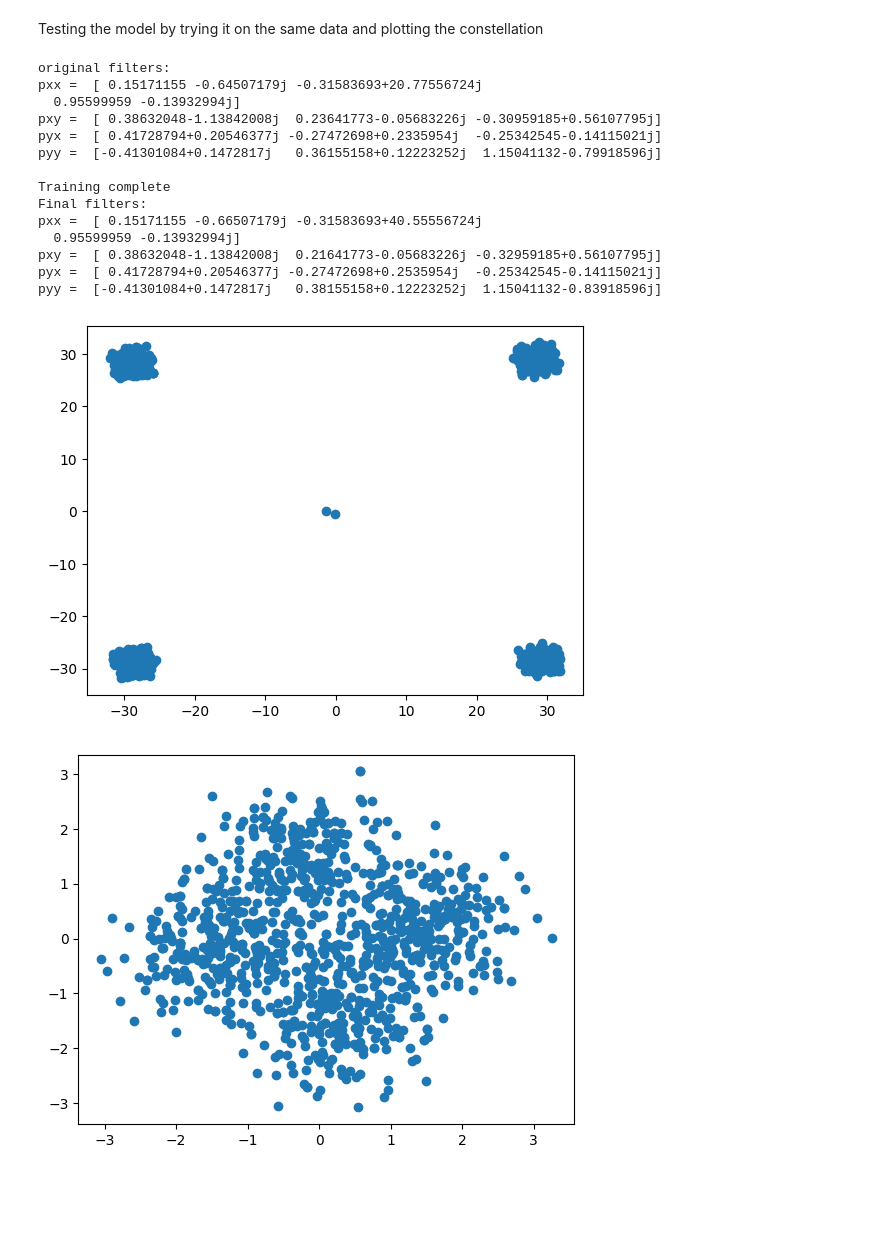
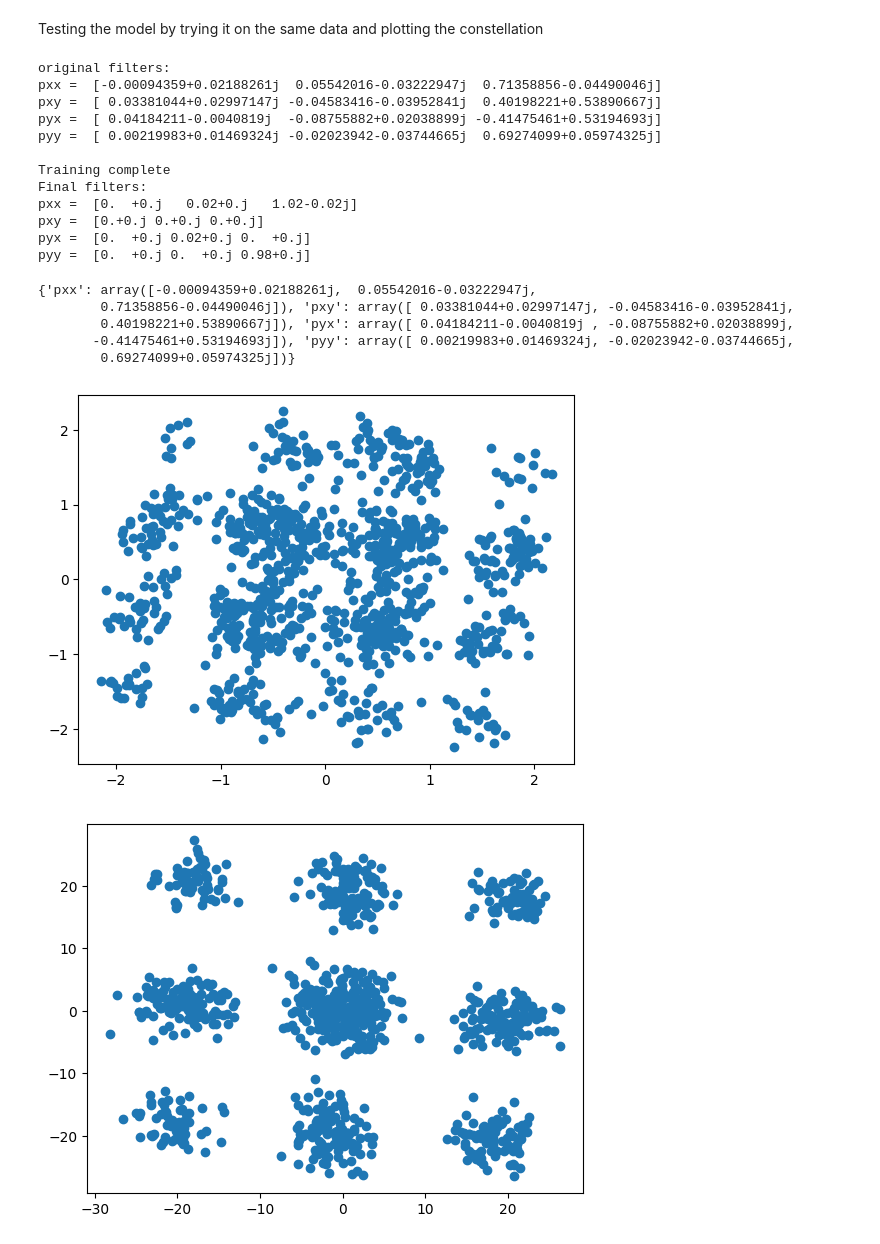
Before and after one commit to Denviser/RL-Project, a Jupyter notebook: dqn_charan.ipynb, the cells around one changed output. Saved outputs shown, nothing was run; the diff lists cells and outputs as text; code cells hidden in the pictures; blank space fills up the shorter version.

```diff
--- a/dqn_charan.ipynb
+++ b/dqn_charan.ipynb
@@ -92,7 +92,7 @@ eng = matlab.engine.start_matlab()
 #Change this path to where you have saved matlab
 eng.addpath(r"C:\optical\Coherent-Optical-Communication\Coherent-Optical-Communication\functions\DSP", nargout=0)
 
-learning_rate=10e-4
+learning_rate=10e-3
 num_taps=3
 ml_x_pol=matlab.double(E_out[:,0].tolist(),is_complex=True)
 ml_x_pol=eng.transpose(ml_x_pol)
@@ -429,7 +431,7 @@ class DQNAgent:
             q_vals = self.q_net(torch.FloatTensor(state))
             return torch.argmax(q_vals).item()
 
-    def update(self, batch_size=64):
+    def update(self, batch_size=256):
         if len(self.replay_buffer) < batch_size:
             return None
         states, actions, rewards, next_states = self.replay_buffer.sample(batch_size)
@@ -463,10 +465,16 @@ for episode in range(num_episodes):
     # pyx =  [(0.4490470782749889+0.8029232400353175j), (0.4795070851702994-0.6948455559193323j), (0.32420210797652127+0.04877111021697689j)]
     # pyy =  [(0.22222171226176357-0.6656413597730969j), (0.15826636212898026+0.8327775913293115j), (0.7921226200898618+0.24991332750261175j)]
 
-    pxx=taps['pxx']
-    pxy=taps['pxy']
-    pyx=taps['pyx']
-    pyy=taps['pyy']
+    pxx = np.zeros(num_taps, dtype=complex); pxx[num_taps//2+1] = 1
+    pxy = np.zeros(num_taps, dtype=complex)
+    pyx = np.zeros(num_taps, dtype=complex)
+    pyy = np.zeros(num_taps, dtype=complex); pyy[num_taps//2+1] = 1
+
+
+    # pxx=taps['pxx'].copy()
+    # pxy=taps['pxy'].copy()
+    # pyx=taps['pyx'].copy()
+    # pyy=taps['pyy'].copy()
     # ideal coefficients:
 
     # state = real and imag parts of all coefficients
@@ -492,7 +500,7 @@ for episode in range(num_episodes):
             action=agent.coeff_map[coeffs]
 
         filter_num,tap_num,real_imag,direction=agent.action_map[action]
-
+        #print("direction is",direction)
 
         if real_imag==0:
             "Change the real part"
@@ -563,16 +651,16 @@ epsilon_test, epsilon_min, epsilon_decay = 0.01, 0.05, 0.995
 
 # ideal coefficients:
 
-pxx=taps['pxx']
-pxy=taps['pxy']
-pyx=taps['pyx']
-pyy=taps['pyy']
+pxx = np.zeros(num_taps, dtype=complex); pxx[num_taps//2+1] = 1
+pxy = np.zeros(num_taps, dtype=complex)
+pyx = np.zeros(num_taps, dtype=complex)
+pyy = np.zeros(num_taps, dtype=complex); pyy[num_taps//2+1] = 1
 
 print("original filters:")
-print("pxx = ", pxx)
-print("pxy = ", pxy)
-print("pyx = ", pyx)
-print("pyy = ", pyy)
+print("pxx = ", taps['pxx'])
+print("pxy = ", taps['pxy'])
+print("pyx = ", taps['pyx'])
+print("pyy = ", taps['pyy'])
 # state = real and imag parts of all coefficients
 state = np.concatenate([
     np.real(np.concatenate([pxx, pxy, pyx, pyy])),
@@ -621,33 +709,37 @@ print("pyx = ", filters_state[2])
 print("pyy = ", filters_state[3])
 # %% [output]
 original filters:
-pxx =  [ 0.15171155 -0.64507179j -0.31583693+20.77556724j
-  0.95599959 -0.13932994j]
-pxy =  [ 0.38632048-1.13842008j  0.23641773-0.05683226j -0.30959185+0.56107795j]
-pyx =  [ 0.41728794+0.20546377j -0.27472698+0.2335954j  -0.25342545-0.14115021j]
-pyy =  [-0.41301084+0.1472817j   0.36155158+0.12223252j  1.15041132-0.79918596j]
+pxx =  [-0.00094359+0.02188261j  0.05542016-0.03222947j  0.71358856-0.04490046j]
+pxy =  [ 0.03381044+0.02997147j -0.04583416-0.03952841j  0.40198221+0.53890667j]
+pyx =  [ 0.04184211-0.0040819j  -0.08755882+0.02038899j -0.41475461+0.53194693j]
+pyy =  [ 0.00219983+0.01469324j -0.02023942-0.03744665j  0.69274099+0.05974325j]
 
 Training complete
 Final filters:
-pxx =  [ 0.15171155 -0.66507179j -0.31583693+40.55556724j
-  0.95599959 -0.13932994j]
-pxy =  [ 0.38632048-1.13842008j  0.21641773-0.05683226j -0.32959185+0.56107795j]
-pyx =  [ 0.41728794+0.20546377j -0.27472698+0.2535954j  -0.25342545-0.14115021j]
-pyy =  [-0.41301084+0.1472817j   0.38155158+0.12223252j  1.15041132-0.83918596j]
+pxx =  [0.  +0.j   0.02+0.j   1.02-0.02j]
+pxy =  [0.+0.j 0.+0.j 0.+0.j]
+pyx =  [0.  +0.j 0.02+0.j 0.  +0.j]
+pyy =  [0.  +0.j 0.  +0.j 0.98+0.j]
 # %%
 #Plotting Final from the filters
 pxx,pxy,pyx,pyy=filters_state
-pxx,pxy,pyx,pyy=taps['pxx'],taps['pxy'],taps['pyx'],taps['pyy']
-x_test = E_in[:, 0] / np.sqrt(np.mean(np.abs(E_in[:, 0])**2))
-y_test = E_in[:, 1] / np.sqrt(np.mean(np.abs(E_in[:, 1])**2))
+#pxx,pxy,pyx,pyy=taps['pxx'],taps['pxy'],taps['pyx'],taps['pyy']
+print(taps)
+x_test = E_out[:, 0] / np.sqrt(np.mean(np.abs(E_out[:, 0])**2))
+y_test = E_out[:, 1] / np.sqrt(np.mean(np.abs(E_out[:, 1])**2))
 
 x_out = np.convolve(x_test, pxx, mode='full') + np.convolve(y_test, pxy, mode='full')
 y_out = np.convolve(x_test, pyx, mode='full') + np.convolve(y_test, pyy, mode='full')
 
 plt.scatter(x_out.real, x_out.imag, label='Output X-pol')
 plt.show()
 plt.scatter(y_out.real, y_out.imag, label='Output Y-pol')
 plt.show()
 # %% [output]
+{'pxx': array([-0.00094359+0.02188261j,  0.05542016-0.03222947j,
+        0.71358856-0.04490046j]), 'pxy': array([ 0.03381044+0.02997147j, -0.04583416-0.03952841j,
+        0.40198221+0.53890667j]), 'pyx': array([ 0.04184211-0.0040819j , -0.08755882+0.02038899j,
+       -0.41475461+0.53194693j]), 'pyy': array([ 0.00219983+0.01469324j, -0.02023942-0.03744665j,
+        0.69274099+0.05974325j])}
-[figure, old version]
+[figure, new version]
-[figure, old version]
+[figure, new version]
```
Also changed, not shown: parts of 10 cells of this notebook.
